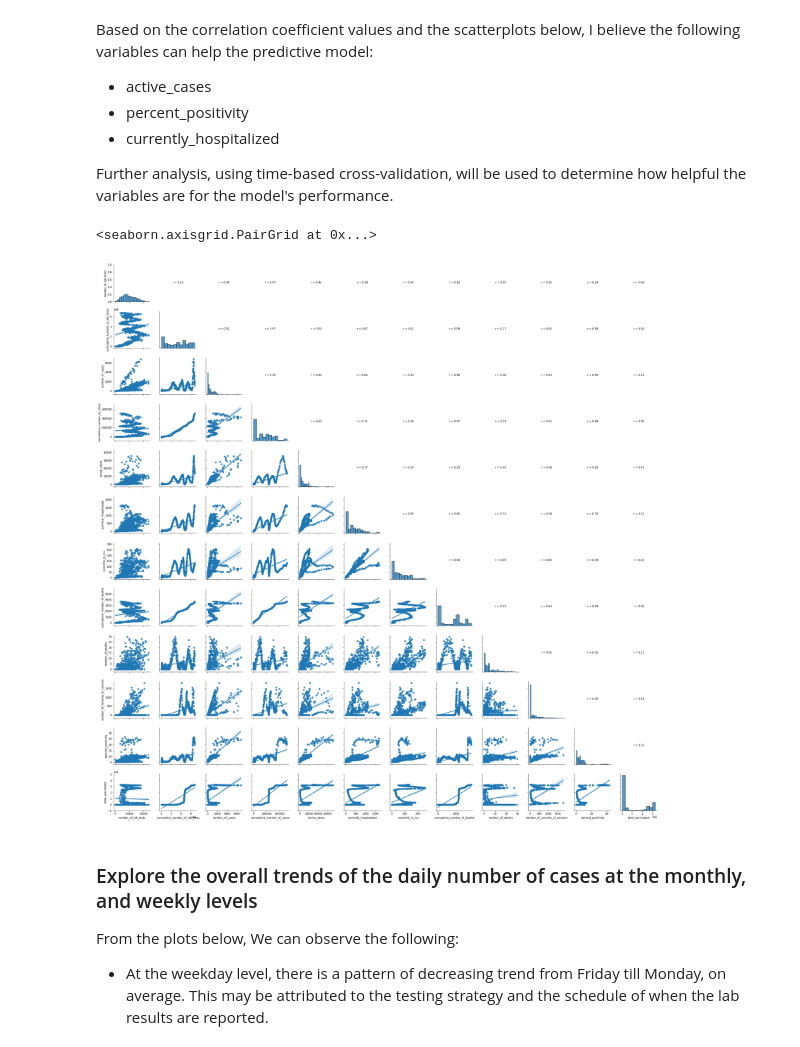
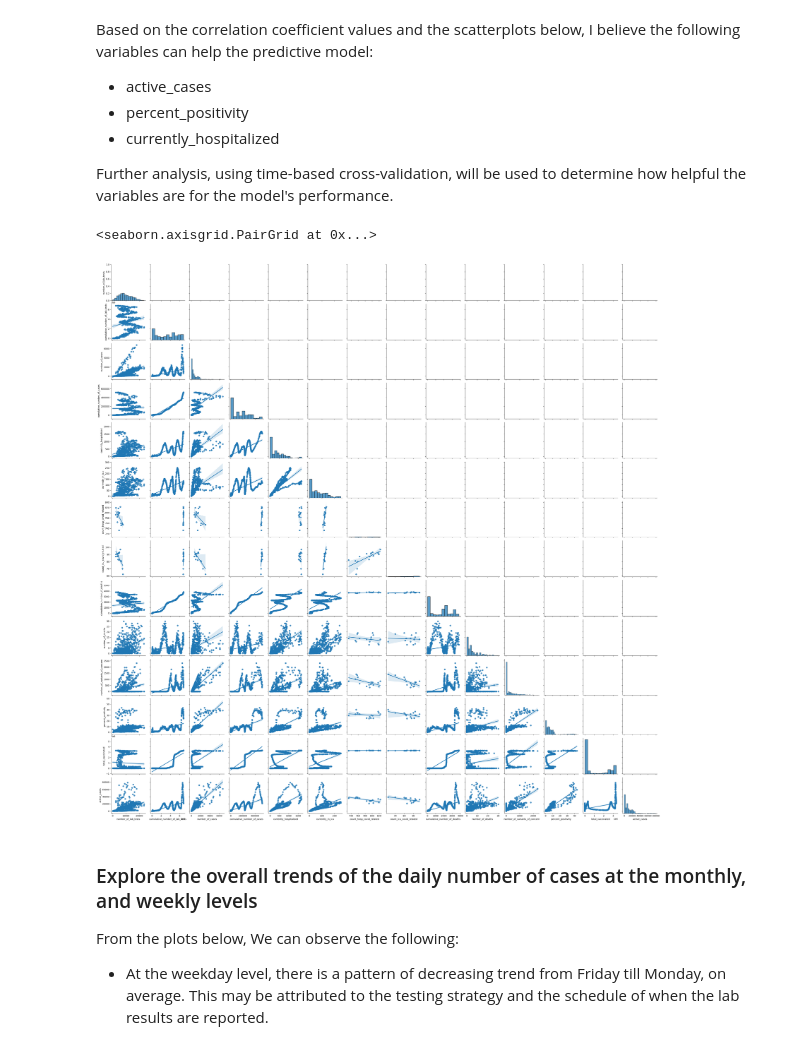
Before and after one commit to amelsheikh/Covid-19-daily-cases-forecasting, a Jupyter notebook: Covid19_Forecasting_Final.ipynb, the cells around one changed output. Drawn from its saved outputs; the diff is of its cells as text; code cells hidden in the pictures.

```diff
--- a/Covid19_Forecasting_Final.ipynb
+++ b/Covid19_Forecasting_Final.ipynb
@@ -32,33 +35,44 @@ warnings.filterwarnings("ignore")
 # %% [markdown]
 ### Get and Prepare Covid19 dataset from public sources (Alberta Health & Covid19 Tracker)
 # %%
+# Old URLs - Don't work anymore
+#COVID_AB_STATS_SUMMARY_DOWNLOAD_URL = "https://www.alberta.ca/data/stats/covid-19-alberta-statistics-summary-data.csv" #old URL
+#COVID_TRACKER_DOWNLOAD_URL = "https://api.covid19tracker.ca/reports/province/ab" # old URL
+
 # Load COVID19 AB dataset from "AB Health Summary" and "COVID19 Tracker" datasets
-COVID_AB_STATS_SUMMARY_DOWNLOAD_URL = "https://www.alberta.ca/data/stats/covid-19-alberta-statistics-summary-data.csv"
-COVID_TRACKER_DOWNLOAD_URL = "https://api.covid19tracker.ca/reports/province/ab"
+COVID_AB_STATS_SUMMARY_DOWNLOAD_URL = "/content/covid-19-alberta-statistics-summary-data.csv"
+COVID_TRACKER_DOWNLOAD_URL = "/content/covid19tracker.csv"
 
 # read AB Health Summary dataset
-req = requests.get(COVID_AB_STATS_SUMMARY_DOWNLOAD_URL)
-url_content = req.content
-ab_summary_data = pd.read_csv(io.StringIO(url_content.decode('utf-8')))
+#req = requests.get(COVID_AB_STATS_SUMMARY_DOWNLOAD_URL)
+#url_content = req.content
+ab_summary_data = pd.read_csv(COVID_AB_STATS_SUMMARY_DOWNLOAD_URL)
 ab_summary_data.rename(columns={'Date reported to Alberta Health': 'date'}, inplace=True)
-ab_summary_data.drop('Unnamed: 0', axis=1, inplace=True)
+#ab_summary_data.drop('Unnamed: 0', axis=1, inplace=True)
 ab_summary_data['date'] = pd.to_datetime(ab_summary_data['date'], yearfirst=True)
 ab_summary_data.set_index('date', inplace=True)
 
 # read COVID19 Tracker dataset
-data = requests.get(COVID_TRACKER_DOWNLOAD_URL).text
-data = json.loads(data)
-covid_tracker_data = pd.DataFrame(data['data'])
+#data = requests.get(COVID_TRACKER_DOWNLOAD_URL).text
+#data = json.loads(data)
+#covid_tracker_data = pd.DataFrame(data['data'])
+covid_tracker_data = pd.read_csv(COVID_TRACKER_DOWNLOAD_URL)
 covid_tracker_data['date'] = pd.to_datetime(covid_tracker_data['date'], yearfirst=True)
 covid_tracker_data.set_index('date', inplace=True)
+# calculate active_cases = total_cases - total_recoveries
+covid_tracker_data['active_cases'] = covid_tracker_data['total_cases'] - covid_tracker_data['total_recoveries']
 
 # prepare the full dataset
 covid19_dataset = ab_summary_data
-covid19_dataset['total_vaccinated'] = covid_tracker_data['total_vaccinated'].loc[covid19_dataset.index]
+# perform a left join operation on the date index to include only matching dates
+covid19_dataset = covid19_dataset.join(covid_tracker_data[['total_vaccinated', 'active_cases']], how='left')
 covid19_dataset.columns = covid19_dataset.columns.str.replace(' ','_')
 covid19_dataset.columns = covid19_dataset.columns.str.lower()
 # make sure the date index frequency is set to daily (to check the frequency use "covid19_dataset.index")
 covid19_dataset = covid19_dataset.asfreq(freq='D')
+
+# export the full dataset
+covid19_dataset.to_csv('covid19_combined_dataset.csv')
 # %%
 # prepare datasets for overall comparison and for comparing with AltaML work
 covid19_dataset = covid19_dataset['2020-03-06':'2022-02-16']
@@ -138,22 +151,22 @@ Further analysis, using time-based cross-validation, will be used to determine h
 # %%
 # Scatterplots to visualize relationship between different variables
 import seaborn as sns
 from scipy.stats import pearsonr
 import matplotlib.pyplot as plt
 
 def reg_coef(x,y,label=None,color=None,**kwargs):
     ax = plt.gca()
     r,p = pearsonr(x,y)
     ax.annotate('r = {:.2f}'.format(r), xy=(0.5,0.5), xycoords='axes fraction', ha='center')
     ax.set_axis_off()
 
 g = sns.PairGrid(covid19_dataset)
 g.map_diag(sns.histplot)
 g.map_lower(sns.regplot)
-g.map_upper(reg_coef)
+#g.map_upper(reg_coef)
 # %% [output]
 <seaborn.axisgrid.PairGrid at 0x...>
-[figure, old version]
+[figure, new version]
 # %% [markdown]
 ### Explore the overall trends of the daily number of cases at the monthly, and weekly levels
 
```
Also changed, not shown: parts of 5 cells of this notebook.
